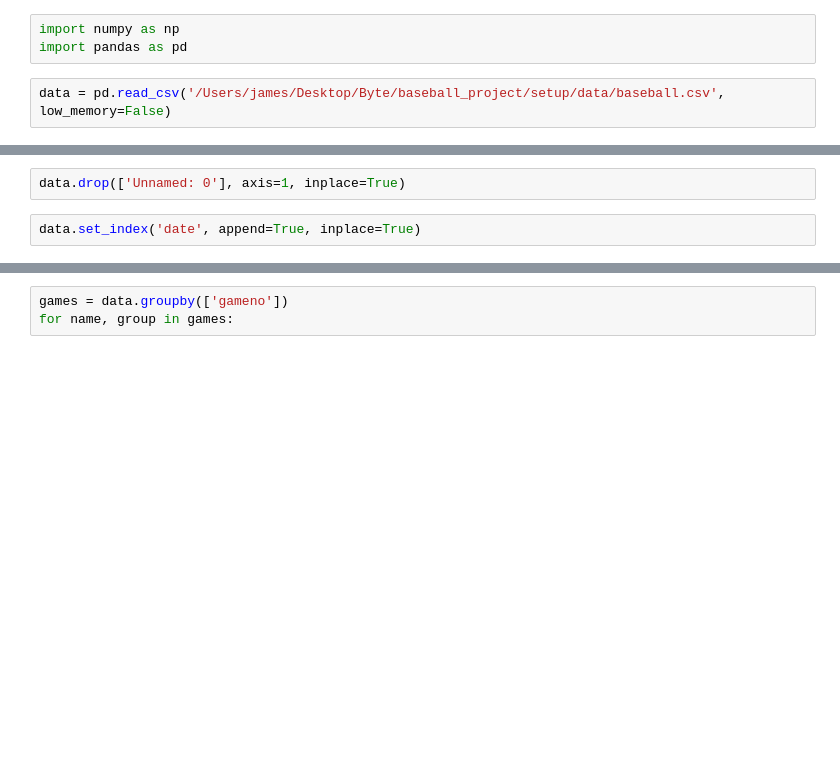
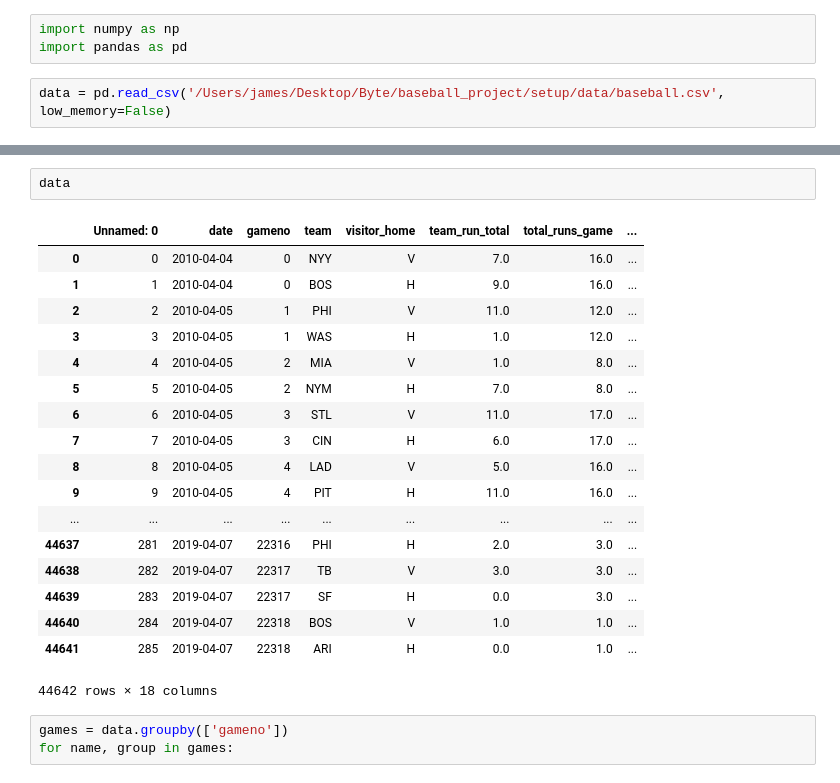
Before and after one commit to jacoblucas95/MLB-Betting-Strategies, a Jupyter notebook: setup/data/pandas_testing.ipynb, the cells around one changed output, grey strips where cells are left out. Cells and saved outputs as stored; diff of their text form; blank space fills up the shorter version.

```diff
--- a/setup/data/pandas_testing.ipynb
+++ b/setup/data/pandas_testing.ipynb
@@ -10,4 +8,0 @@ data['date'] = pd.to_datetime(data['date'], infer_datetime_format=True)
-# %%
-data.drop(['Unnamed: 0'], axis=1, inplace=True)
-# %%
-data.set_index('date', append=True, inplace=True)
@@ -36,3 +29,24 @@ games.head(20)
+# %%
+data
+# %% [output]
+|  | Unnamed: 0 | date | gameno | team | visitor_home | team_run_total | total_runs_game | ... |
+| 0 | 0 | 2010-04-04 | 0 | NYY | V | 7.0 | 16.0 | ... |
+| 1 | 1 | 2010-04-04 | 0 | BOS | H | 9.0 | 16.0 | ... |
+| 2 | 2 | 2010-04-05 | 1 | PHI | V | 11.0 | 12.0 | ... |
+| 3 | 3 | 2010-04-05 | 1 | WAS | H | 1.0 | 12.0 | ... |
+| 4 | 4 | 2010-04-05 | 2 | MIA | V | 1.0 | 8.0 | ... |
+| 5 | 5 | 2010-04-05 | 2 | NYM | H | 7.0 | 8.0 | ... |
+| 6 | 6 | 2010-04-05 | 3 | STL | V | 11.0 | 17.0 | ... |
+| 7 | 7 | 2010-04-05 | 3 | CIN | H | 6.0 | 17.0 | ... |
+| 8 | 8 | 2010-04-05 | 4 | LAD | V | 5.0 | 16.0 | ... |
+| 9 | 9 | 2010-04-05 | 4 | PIT | H | 11.0 | 16.0 | ... |
+| ... | ... | ... | ... | ... | ... | ... | ... | ... |
+| 44637 | 281 | 2019-04-07 | 22316 | PHI | H | 2.0 | 3.0 | ... |
+| 44638 | 282 | 2019-04-07 | 22317 | TB | V | 3.0 | 3.0 | ... |
+| 44639 | 283 | 2019-04-07 | 22317 | SF | H | 0.0 | 3.0 | ... |
+| 44640 | 284 | 2019-04-07 | 22318 | BOS | V | 1.0 | 1.0 | ... |
+| 44641 | 285 | 2019-04-07 | 22318 | ARI | H | 0.0 | 1.0 | ... |
+44642 rows × 18 columns
 # %%
 games = data.groupby(['gameno'])
 for name, group in games:
```
Also changed, not shown: parts of 3 cells of this notebook, 3 other files.
